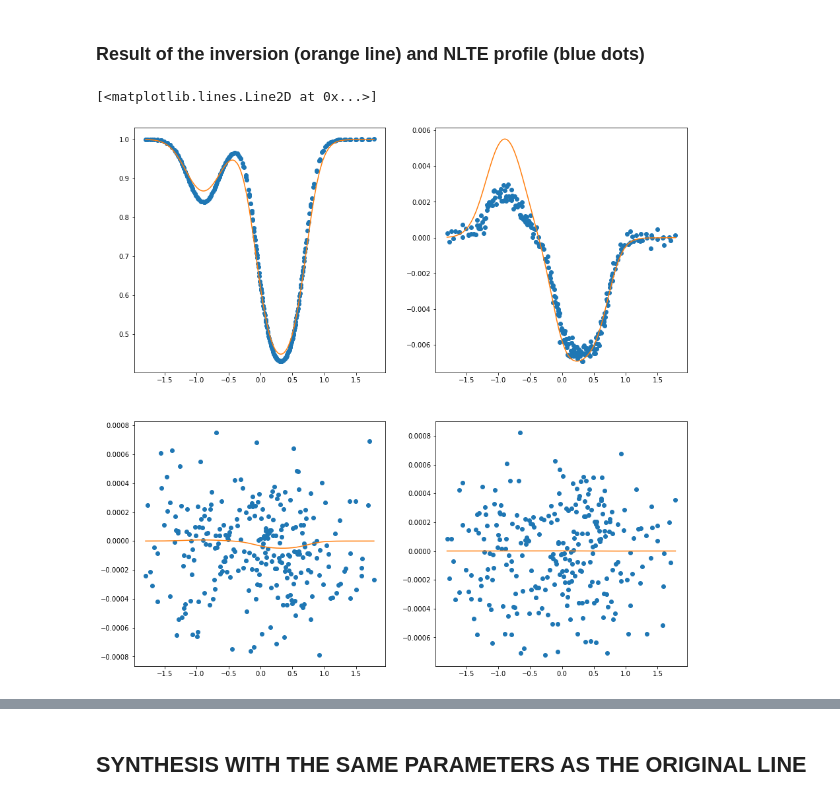
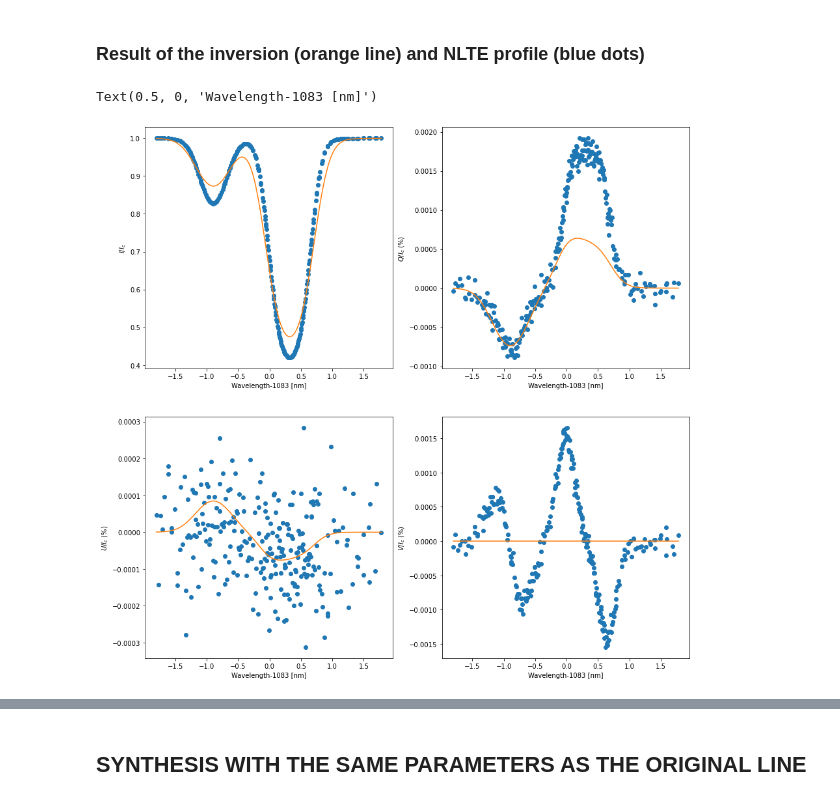
Before and after one commit to andreuva/flat_spectrum, a Jupyter notebook: hazel/test_inversion_nlte.ipynb, the cells around one changed output, grey strips where cells are left out. Saved outputs shown, nothing was run; the diff lists cells and outputs as text; code cells hidden in the pictures.

Commit message:
changed hazel params

```diff
--- a/hazel/test_inversion_nlte.ipynb
+++ b/hazel/test_inversion_nlte.ipynb
@@ -11,8 +11,8 @@ import h5py
 # from astropy.io import fits
 # %%
 # Let's define the files and parameters of the run
-datadir = "/home/avicente/Documents/flat_spectrum/output_hazel_B_10.0_90.0_0.0_z300.0mM_20221103-161822/"
-std = 0.0003
+datadir = "/home/avicente/Documents/flat_spectrum/output_hazel_B_20.0_45.0_0.0_z280.0mM_20221108-053615/"
+std = 0.0005
 basefile_inversion = "10830_nlte"
 
 # Then finally we can set up the parameters of the model. In order of appearence, these are:
@@ -31,12 +31,13 @@ basefile_inversion = "10830_nlte"
 height = 30000/725.0
 mu = 1.0
 phi = 0.0
-Bx = 10.0
+Bx = 10.606601717798212
 By = 0.0
-Bz = 0.0
-tau = 2.1702701290223905 # 1.0890165862290955
+Bz = 10.606601717798212
+tau = 2.026131068533325  # 2.1702701290223905 1.0890165862290955
 vlos = 0.0
-vth = np.sqrt(8.0*1.38065e-23*2.0e4/(np.pi*4.0*1.66054e-27))/1.e3
+temp = 1.5e4
+vth = np.sqrt(8.0*1.38065e-23*temp/(np.pi*4.0*1.66054e-27))/1.e3
 beta = 1.0
 a = 0.01
 ff = 1.0
@@ -184,24 +187,32 @@ fit.shape
 # %%
 plt.figure(figsize=[15,15])
 plt.subplot(221)
 plt.plot(ll-10830,stokes_to_fit[0,:],'o')
 plt.plot(ll-10830,fit[0,0,:])
+plt.ylabel(r'$I/I_c$')
+plt.xlabel('Wavelength-1083 [nm]')
 # plt.ylim([0, 1.05])
 plt.subplot(222)
 plt.plot(ll-10830,stokes_to_fit[1,:],'o')
 plt.plot(ll-10830,fit[0,1,:])
 # plt.ylim([-0.0075, 0.0075])
+plt.ylabel(r'$Q/I_c$ (%)')
+plt.xlabel('Wavelength-1083 [nm]')
 plt.subplot(223)
 plt.plot(ll-10830,stokes_to_fit[2,:],'o')
 plt.plot(ll-10830,fit[0,2,:])
 # plt.ylim([-0.0075, 0.0075])
+plt.ylabel(r'$U/I_c$ (%)')
+plt.xlabel('Wavelength-1083 [nm]')
 plt.subplot(224)
 plt.plot(ll-10830,stokes_to_fit[3,:],'o')
 plt.plot(ll-10830,fit[0,3,:])
 # plt.ylim([-0.0075, 0.0075])
+plt.ylabel(r'$V/I_c$ (%)')
+plt.xlabel('Wavelength-1083 [nm]')
 # %% [output]
-[<matplotlib.lines.Line2D at 0x...>]
+Text(0.5, 0, 'Wavelength-1083 [nm]')
-[figure, old version]
+[figure, new version]
 # %%
 result['ch1'].keys()
 # Print them neatly:
```
Also changed, not shown: parts of 6 cells of this notebook, 2 other files.
